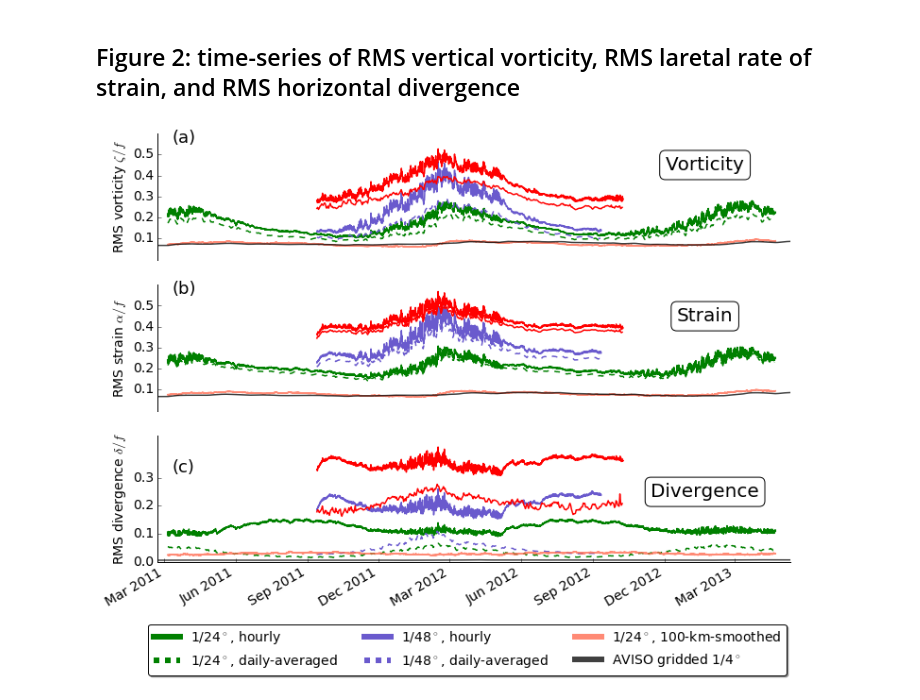
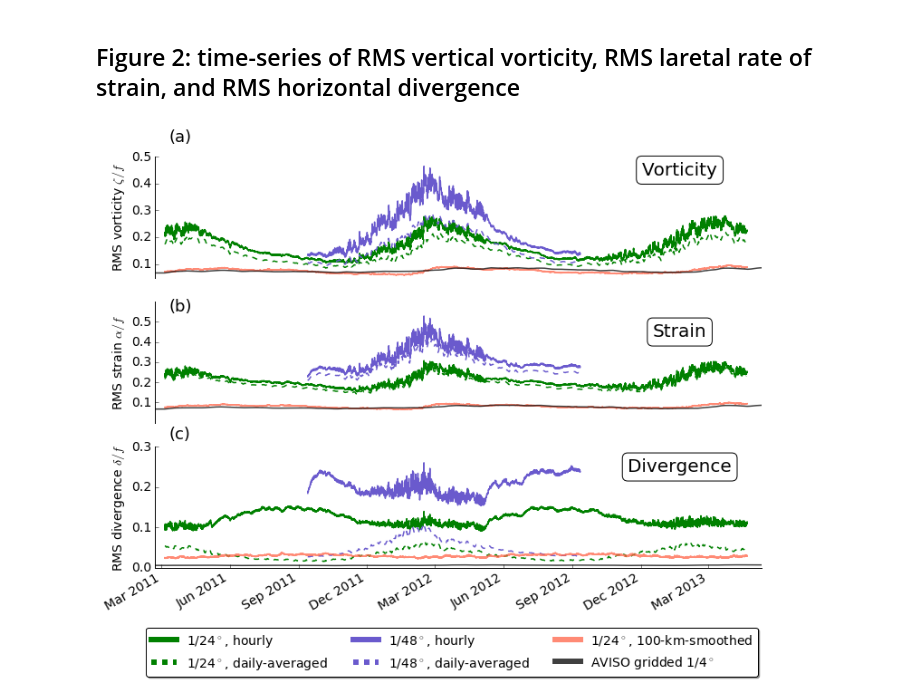
Before and after one commit to cesar-rocha/UpperOceanSeasonality, a Jupyter notebook: notebooks/Figure2.ipynb, the cells around one changed output. Drawn from its saved outputs; the diff is of its cells as text; code cells hidden in the pictures.

```diff
--- a/notebooks/Figure2.ipynb
+++ b/notebooks/Figure2.ipynb
@@ -92,9 +82,6 @@ plt.plot(time4320,llc['4320']['hourly/vorticity'][:],color=c1,label=r'1/48$^\cir
 plt.plot(timed4320,llc['4320']['daily-averaged/vorticity'][:],'--',color=c1,label='1/48$^\circ$, daily-averaged')
 plt.plot(time2160,llc['2160']['smoothed100km/vorticity'][:],color='tomato',alpha=ap,label='1/24$^\circ$, 100-km-smoothed')
 plt.plot(timeaviso,llc['aviso']['vorticity'][:],color='k',alpha=ap,label='AVISO gridded 1/4$^\circ$')
-
-plt.plot(time43202, np.sqrt(stats2['VORT']),'r')
-plt.plot(timed43202, np.sqrt(stats2['VORTd']),'r')
 
 plt.text(timed2160[-90], .45, "Vorticity", size=20, rotation=0.,
          ha="center", va="center",
@@ -122,10 +109,6 @@ plt.plot(timed4320,llc['4320']['daily-averaged/strain'][:],'--',color=c1,label='
 plt.plot(time2160,llc['2160']['smoothed100km/strain'][:],color='tomato',alpha=ap,label='1/24$^\circ$, 100-km-smoothed')
 plt.plot(timeaviso,llc['aviso']['strain'][:],color='k',alpha=ap,label='AVISO')
 
-plt.plot(time43202, np.sqrt(stats2['STRAIN']),'r')
-plt.plot(timed43202, np.sqrt(stats2['STRAINd']),'r')
-
-
 plt.text(timed2160[-90], .45, "Strain", size=20, rotation=0.,
          ha="center", va="center",
            bbox = dict(boxstyle="round",ec='k',fc='w'))
@@ -139,34 +122,31 @@ ax.spines['bottom'].set_visible(False)
 ax.yaxis.set_ticks_position('left')
 ax.xaxis.set_ticks_position('bottom')
 plt.yticks([ .1, .2 ,.3, .4, .5])
 
 
 ax = fig.add_subplot(313)
 plt.plot(time2160,llc['2160']['hourly/divergence'][:],color='g',label=r'1/24$^\circ$, hourly')
 plt.plot(timed2160,llc['2160']['daily-averaged/divergence'][:],'--',color='g',label='1/24$^\circ$, daily-averaged')
 plt.plot(time4320,llc['4320']['hourly/divergence'][:],color=c1,label=r'1/48$^\circ$, hourly')
 plt.plot(timed4320,llc['4320']['daily-averaged/divergence'][:],'--',color=c1,label='1/48$^\circ$, daily-averaged')
 plt.plot(time2160,llc['2160']['smoothed100km/divergence'][:],color='tomato',alpha=ap,label='1/24$^\circ$, 100-km-smoothed')
 plt.plot(timeaviso,llc['aviso']['divergence'][:],color='k',alpha=ap,label='AVISO')
 
-plt.plot(time43202, np.sqrt(stats2['DIV']),'r')
-plt.plot(timed43202, np.sqrt(stats2['DIVd']),'r')
-
 plt.yticks([0.,.1,.2,.3])
 
 plt.text(timed2160[-90], .25, "Divergence", size=20, rotation=0.,
          ha="center", va="center",
            bbox = dict(boxstyle="round",ec='k',fc='w'))
 plt.ylabel(r'RMS divergence $\delta/f$')
 
 ax.spines['right'].set_visible(False)
 ax.spines['top'].set_visible(False)
 ax.yaxis.set_ticks_position('left')
 ax.xaxis.set_ticks_position('bottom')
 plt.text(timed2160[5], .32,'(c)',fontsize=18)
 
 plt.gcf().autofmt_xdate()
 
 #plt.savefig(__dest__[0],bbox_inches='tight')
 # %% [output]
-[figure, old version]
+[figure, new version]
```
Also changed, not shown: parts of 13 cells of this notebook, 4 other files.
